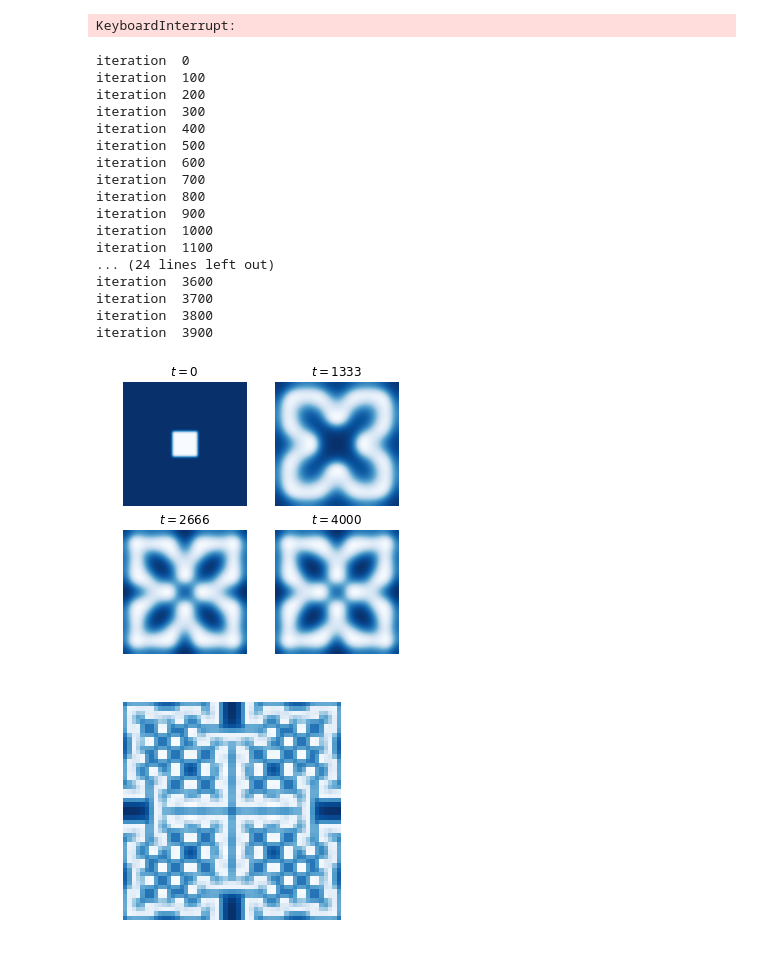
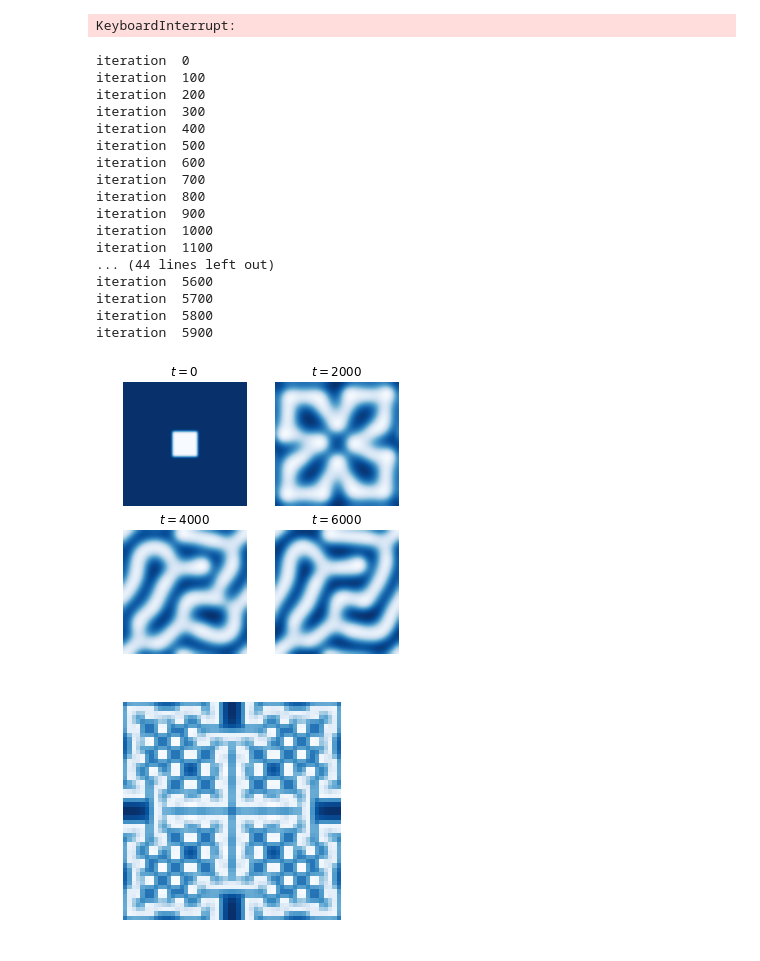
Before and after one commit to GVaessen/Scientific-Computing, a Jupyter notebook: 2.3.ipynb, the cells around one changed output. Saved outputs shown, nothing was run; the diff lists cells and outputs as text; code cells hidden in the pictures.

```diff
--- a/2.3.ipynb
+++ b/2.3.ipynb
@@ -73,7 +73,7 @@ def diffusion_eq(Ntime, Nspace, Du, Dv, dx, dt, F, K, range_block=10, animation=
                 intervals[int(Ntime/3)] = U
             if k == 2*int(Ntime/3):
                 intervals[2*int(Ntime/3)] = U
-            if k == 3*int(Ntime/4):
+            if k == Ntime-1:
                 intervals[Ntime-1] = U
 
     if get_intervals:
@@ -177,7 +178,7 @@ plot_diffusion(U,V, name='nonoise_50x50_test')
 [figure]
 KeyboardInterrupt:
 # %%
-Ntime = 4000
+Ntime = 6000
 Nspace = 50
 
 dt = 1
@@ -188,7 +189,7 @@ Dv = 0.08
 f = 0.035
 k = 0.06
 
-U,V = diffusion_eq(Ntime, Nspace, Du, Dv, dx, dt, f, k, range_block=5, animation=False, get_intervals=True, noise_interval=Ntime)
+U,V = diffusion_eq(Ntime, Nspace, Du, Dv, dx, dt, f, k, range_block=5, animation=False, get_intervals=True, noise_interval=100)
 # %% [output]
 iteration  0
 iteration  100
@@ -202,34 +203,34 @@ iteration  800
 iteration  900
 iteration  1000
 iteration  1100
-... (24 lines left out)
-iteration  3600
-iteration  3700
-iteration  3800
-iteration  3900
+... (44 lines left out)
+iteration  5600
+iteration  5700
+iteration  5800
+iteration  5900
 # %%
 fig, [[ax1, ax2], [ax3, ax4]] = plt.subplots(2, 2, figsize=(5,5))
 
 ax1.imshow(U[0], cmap=plt.get_cmap('Blues'), interpolation='bicubic')
 ax1.set_title('$t=0$')
 ax1.axis('off')
 
 ax2.imshow(U[int(Ntime/3)], cmap=plt.get_cmap('Blues'), interpolation='bicubic')
-ax2.set_title('$t=1333$')
+ax2.set_title('$t=2000$')
 ax2.axis('off')
 
 ax3.imshow(U[2*int(Ntime/3)], cmap=plt.get_cmap('Blues'), interpolation='bicubic')
-ax3.set_title('$t=2666$')
+ax3.set_title('$t=4000$')
 ax3.axis('off')
 
 ax4.imshow(U[Ntime-1], cmap=plt.get_cmap('Blues'), interpolation='bicubic')
-ax4.set_title('$t=4000$')
+ax4.set_title('$t=6000$')
 ax4.axis('off')
 
-plt.savefig('GS_time_evol_nonoise.pdf', bbox_inches='tight')
+plt.savefig('GS_time_evol_100noise.pdf', bbox_inches='tight')
 plt.show()
 # %% [output]
-[figure, old version]
+[figure, new version]
 # %%
 Ntime = 10**4
 Nspace = 50
```
Also changed, not shown: parts of 1 cell of this notebook, 1 other file.
